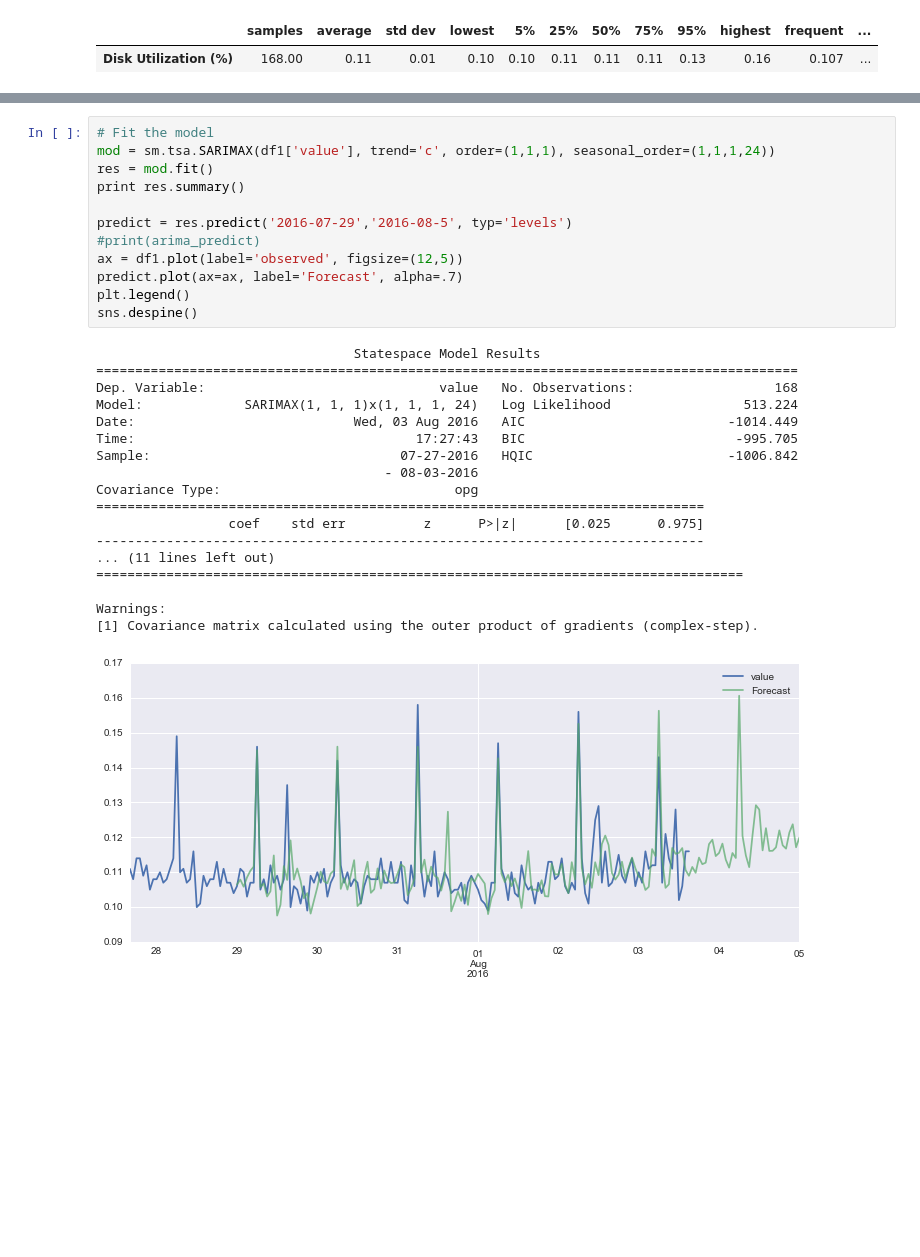
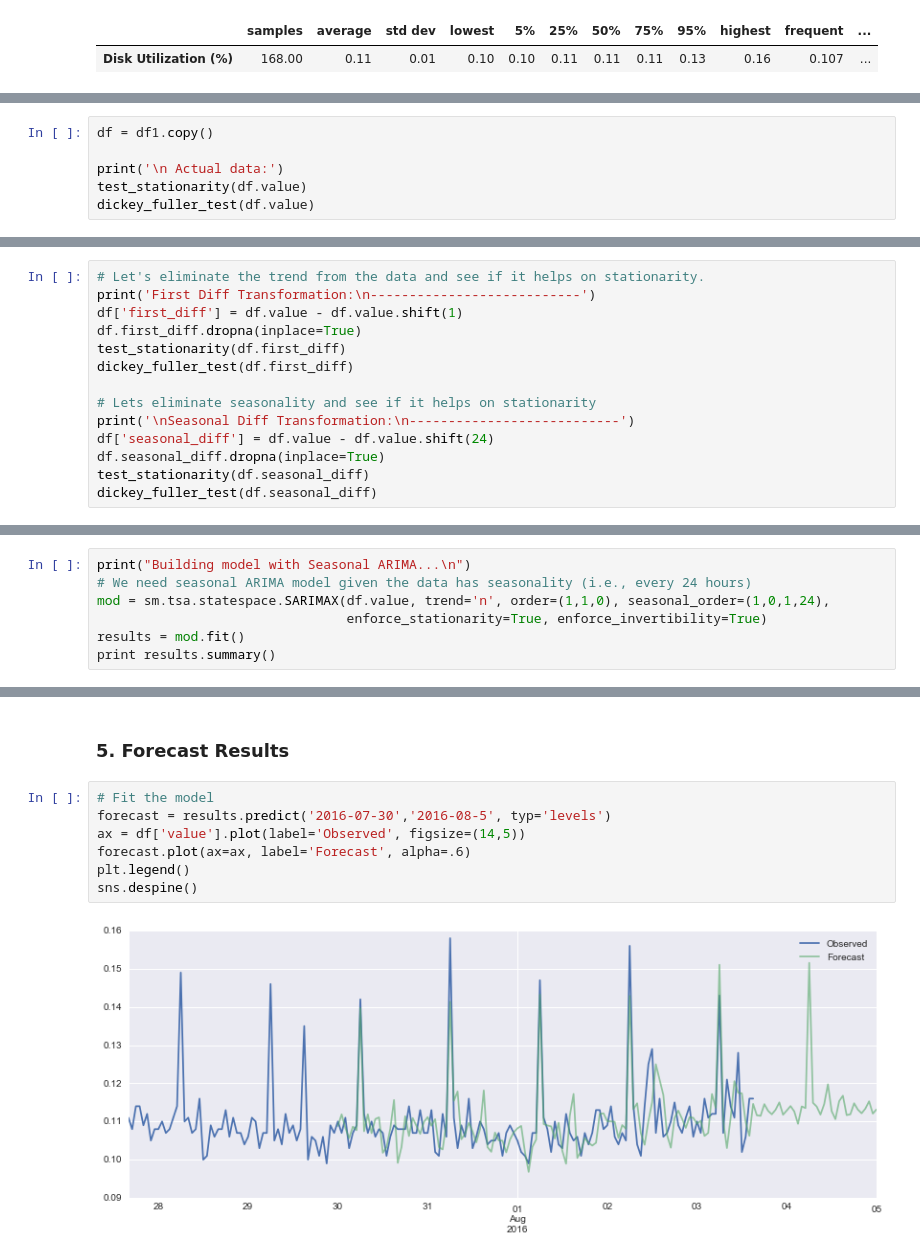
Before and after one commit to dcurrents/qresearch, a Jupyter notebook: research-metric-pred.ipynb, the cells around one changed output, grey strips where cells are left out. Cells and saved outputs as stored; diff of their text form; blank space fills up the shorter version.

```diff
--- a/research-metric-pred.ipynb
+++ b/research-metric-pred.ipynb
@@ -126,0 +180,6 @@ fig = sm.graphics.tsa.plot_pacf(df1.ix[1:, 'value'], lags=48, ax=axes[1])
+# %%
+df = df1.copy()
+
+print('\n Actual data:')
+test_stationarity(df.value)
+dickey_fuller_test(df.value)
@@ -126,0 +198,14 @@ fig = sm.graphics.tsa.plot_pacf(df1.ix[1:, 'value'], lags=48, ax=axes[1])
+# %%
+# Let's eliminate the trend from the data and see if it helps on stationarity.
+print('First Diff Transformation:\n---------------------------')
+df['first_diff'] = df.value - df.value.shift(1)
+df.first_diff.dropna(inplace=True)
+test_stationarity(df.first_diff)
+dickey_fuller_test(df.first_diff)
+
+# Lets eliminate seasonality and see if it helps on stationarity
+print('\nSeasonal Diff Transformation:\n---------------------------')
+df['seasonal_diff'] = df.value - df.value.shift(24)
+df.seasonal_diff.dropna(inplace=True)
+test_stationarity(df.seasonal_diff)
+dickey_fuller_test(df.seasonal_diff)
@@ -126,0 +261,7 @@ fig = sm.graphics.tsa.plot_pacf(df1.ix[1:, 'value'], lags=48, ax=axes[1])
+# %%
+print("Building model with Seasonal ARIMA...\n")
+# We need seasonal ARIMA model given the data has seasonality (i.e., every 24 hours)
+mod = sm.tsa.statespace.SARIMAX(df.value, trend='n', order=(1,1,0), seasonal_order=(1,0,1,24),
+                                enforce_stationarity=True, enforce_invertibility=True)
+results = mod.fit()
+print results.summary()
@@ -127,31 +286,11 @@ fig = sm.graphics.tsa.plot_pacf(df1.ix[1:, 'value'], lags=48, ax=axes[1])
+# %% [markdown]
+### 5. Forecast Results
 # %%
 # Fit the model
-mod = sm.tsa.SARIMAX(df1['value'], trend='c', order=(1,1,1), seasonal_order=(1,1,1,24))
-res = mod.fit()
-print res.summary()
-
-predict = res.predict('2016-07-29','2016-08-5', typ='levels')
-#print(arima_predict)
-ax = df1.plot(label='observed', figsize=(12,5))
-predict.plot(ax=ax, label='Forecast', alpha=.7)
+forecast = results.predict('2016-07-30','2016-08-5', typ='levels')
+ax = df['value'].plot(label='Observed', figsize=(14,5))
+forecast.plot(ax=ax, label='Forecast', alpha=.6)
 plt.legend()
 sns.despine()
 # %% [output]
-                                 Statespace Model Results
-==========================================================================================
-Dep. Variable:                              value   No. Observations:                  168
-Model:             SARIMAX(1, 1, 1)x(1, 1, 1, 24)   Log Likelihood                 513.224
-Date:                            Wed, 03 Aug 2016   AIC                          -1014.449
-Time:                                    17:27:43   BIC                           -995.705
-Sample:                                07-27-2016   HQIC                         -1006.842
-                                     - 08-03-2016
-Covariance Type:                              opg
-==============================================================================
-                 coef    std err          z      P>|z|      [0.025      0.975]
-------------------------------------------------------------------------------
-... (11 lines left out)
-===================================================================================
-
-Warnings:
-[1] Covariance matrix calculated using the outer product of gradients (complex-step).
-[figure, old version]
+[figure, new version]
```
Also changed, not shown: parts of 18 cells of this notebook, 2 other files.
